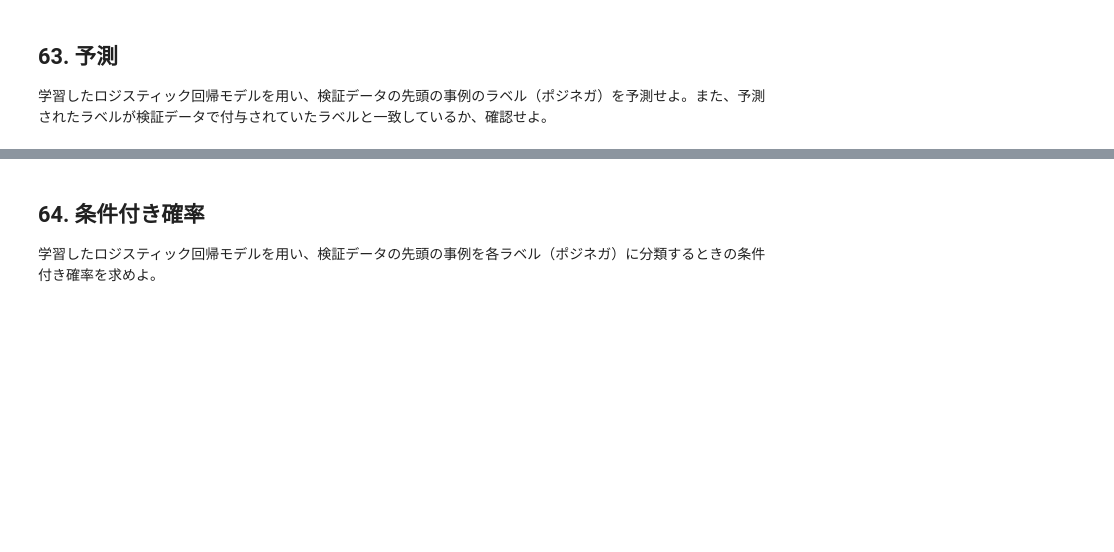
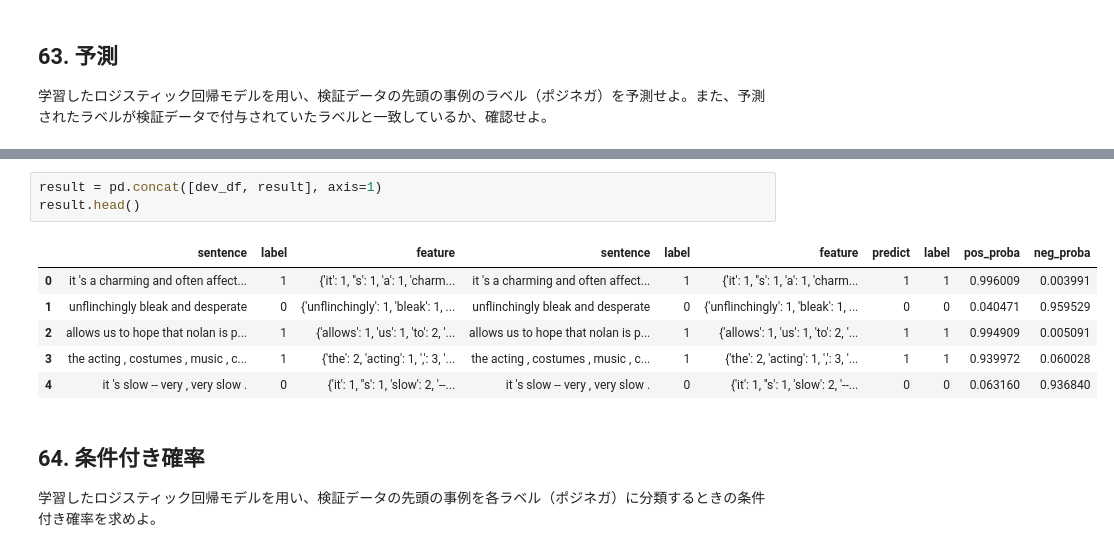
Before and after one commit to Tomhack24/my_nlp100_2025, a Jupyter notebook: ja/ch07.ipynb, the cells around one changed output, grey strips where cells are left out. Saved outputs shown, nothing was run; the diff lists cells and outputs as text; blank space fills up the shorter version.

```diff
--- a/ja/ch07.ipynb
+++ b/ja/ch07.ipynb
@@ -139,3 +146,13 @@ result['label'] = dev_y
+# %%
+result = pd.concat([dev_df, result], axis=1)
+result.head()
+# %% [output]
+|  | sentence | label | feature | sentence | label | feature | predict | label | pos_proba | neg_proba |
+| 0 | it 's a charming and often affect... | 1 | {'it': 1, ''s': 1, 'a': 1, 'charm... | it 's a charming and often affect... | 1 | {'it': 1, ''s': 1, 'a': 1, 'charm... | 1 | 1 | 0.996009 | 0.003991 |
+| 1 | unflinchingly bleak and desperate | 0 | {'unflinchingly': 1, 'bleak': 1, ... | unflinchingly bleak and desperate | 0 | {'unflinchingly': 1, 'bleak': 1, ... | 0 | 0 | 0.040471 | 0.959529 |
+| 2 | allows us to hope that nolan is p... | 1 | {'allows': 1, 'us': 1, 'to': 2, '... | allows us to hope that nolan is p... | 1 | {'allows': 1, 'us': 1, 'to': 2, '... | 1 | 1 | 0.994909 | 0.005091 |
+| 3 | the acting , costumes , music , c... | 1 | {'the': 2, 'acting': 1, ',': 3, '... | the acting , costumes , music , c... | 1 | {'the': 2, 'acting': 1, ',': 3, '... | 1 | 1 | 0.939972 | 0.060028 |
+| 4 | it 's slow -- very , very slow . | 0 | {'it': 1, ''s': 1, 'slow': 2, '--... | it 's slow -- very , very slow . | 0 | {'it': 1, ''s': 1, 'slow': 2, '--... | 0 | 0 | 0.063160 | 0.936840 |
 # %% [markdown]
 ## 64. 条件付き確率
 
```
Also changed, not shown: parts of 3 cells of this notebook.
